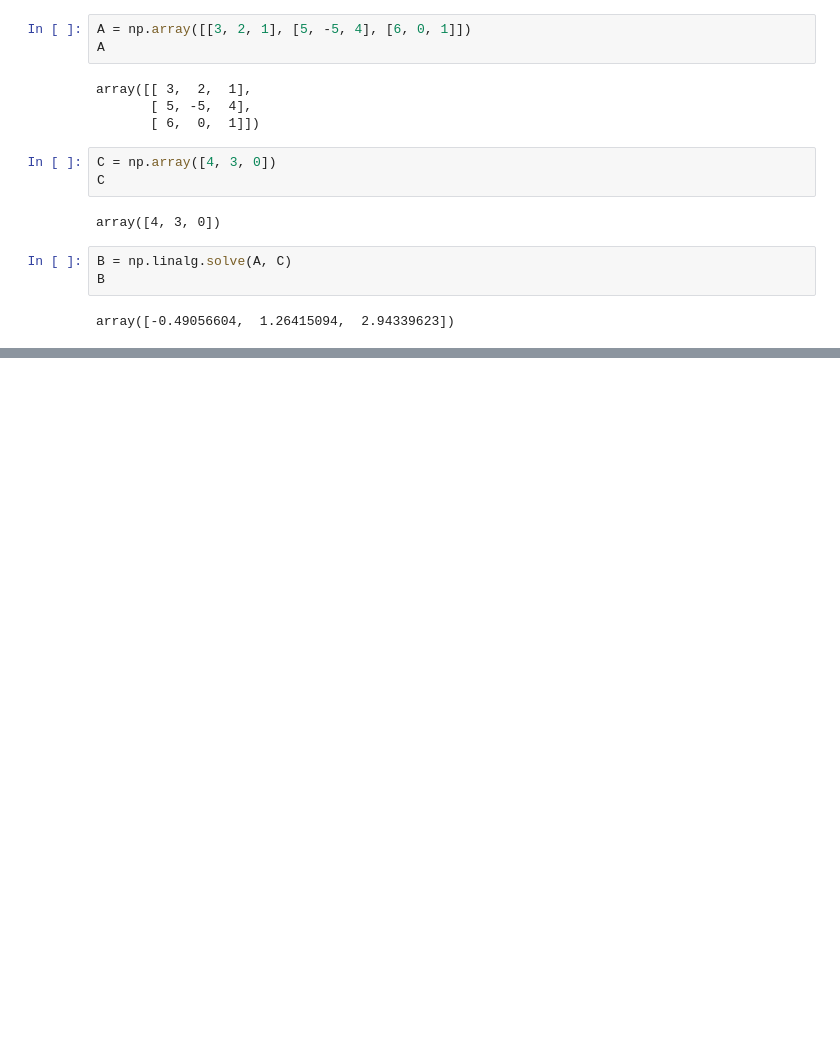
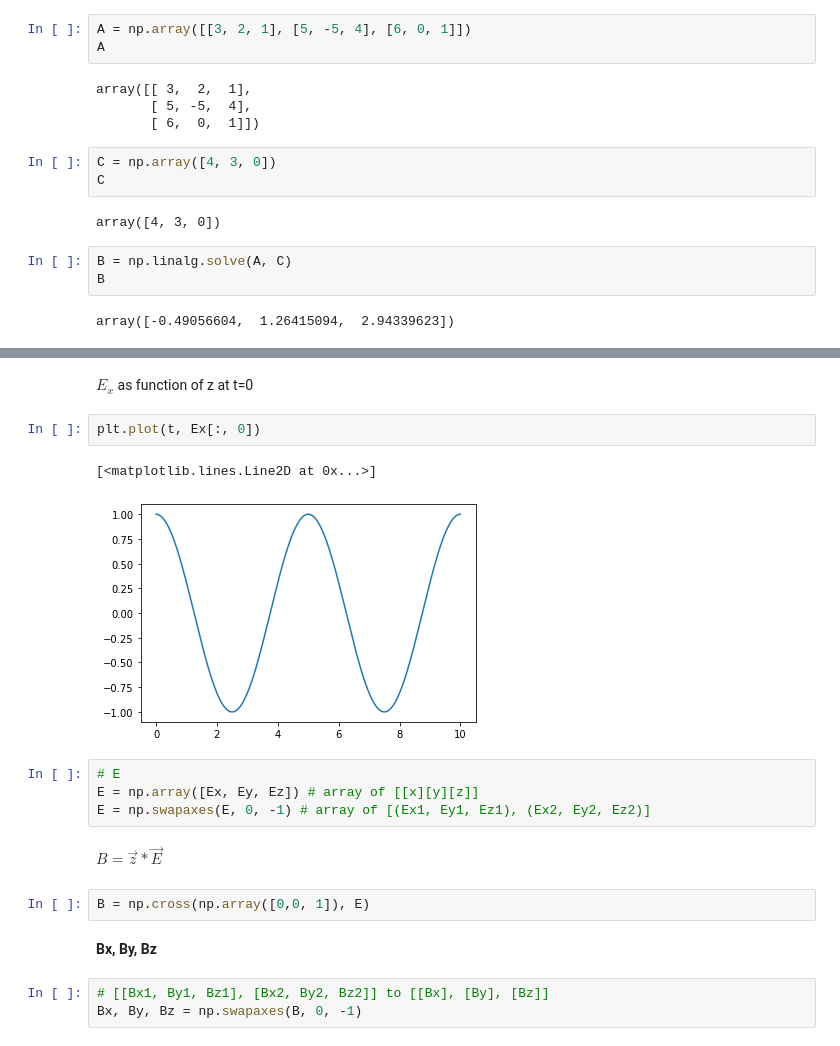
Before and after one commit to sbhusal123/scientific-programming, a Jupyter notebook: Numpy_Multidimension.ipynb, the cells around one changed output, grey strips where cells are left out. Drawn from its saved outputs; the diff is of its cells as text; blank space fills up the shorter version.

```diff
--- a/Numpy_Multidimension.ipynb
+++ b/Numpy_Multidimension.ipynb
@@ -375,0 +721,20 @@ A_eig
+# %% [markdown]
+$E_x$ as function of z at t=0
+# %%
+plt.plot(t, Ex[:, 0])
+# %% [output]
+[<matplotlib.lines.Line2D at 0x...>]
+[figure, added]
+# %%
+# E
+E = np.array([Ex, Ey, Ez]) # array of [[x][y][z]]
+E = np.swapaxes(E, 0, -1) # array of [(Ex1, Ey1, Ez1), (Ex2, Ey2, Ez2)]
+# %% [markdown]
+$B=\vec{z} * \vec{E} $
+# %%
+B = np.cross(np.array([0,0, 1]), E)
+# %% [markdown]
+**Bx, By, Bz**
+# %%
+# [[Bx1, By1, Bz1], [Bx2, By2, Bz2]] to [[Bx], [By], [Bz]]
+Bx, By, Bz = np.swapaxes(B, 0, -1)
```
Also changed, not shown: parts of 40 cells of this notebook.
